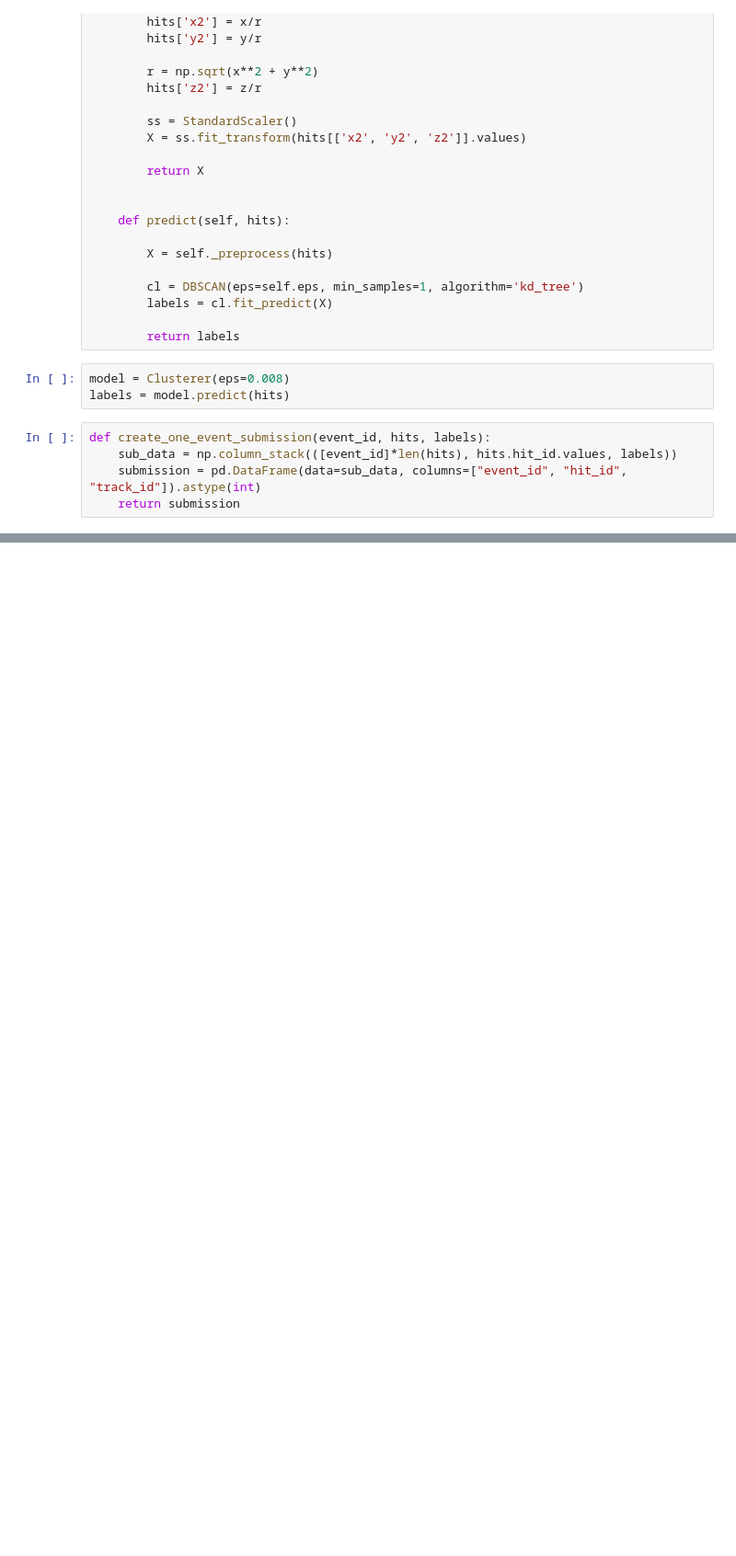
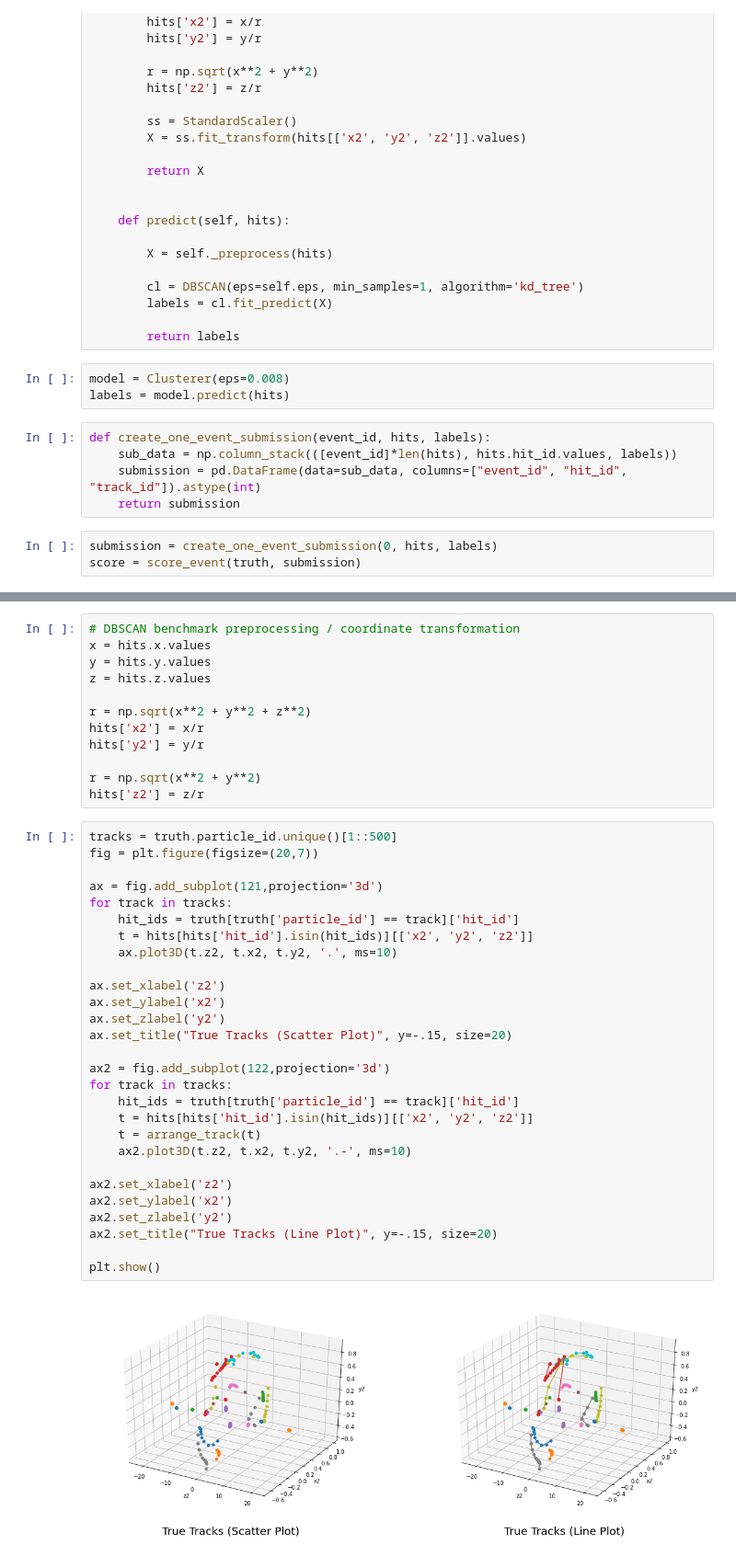
Before and after one commit to steezy2/DataScienceProject, a Jupyter notebook: CodeData/Predictions.ipynb, the cells around one changed output, grey strips where cells are left out. Shown at 92% size. Cells and saved outputs as stored; diff of their text form; blank space fills up the shorter version.

```diff
--- a/CodeData/Predictions.ipynb
+++ b/CodeData/Predictions.ipynb
@@ -69,3 +79,6 @@ def create_one_event_submission(event_id, hits, labels):
     sub_data = np.column_stack(([event_id]*len(hits), hits.hit_id.values, labels))
     submission = pd.DataFrame(data=sub_data, columns=["event_id", "hit_id", "track_id"]).astype(int)
     return submission
+# %%
+submission = create_one_event_submission(0, hits, labels)
+score = score_event(truth, submission)
@@ -71,0 +151,42 @@ def create_one_event_submission(event_id, hits, labels):
+# %%
+# DBSCAN benchmark preprocessing / coordinate transformation
+x = hits.x.values
+y = hits.y.values
+z = hits.z.values
+
+r = np.sqrt(x**2 + y**2 + z**2)
+hits['x2'] = x/r
+hits['y2'] = y/r
+
+r = np.sqrt(x**2 + y**2)
+hits['z2'] = z/r
+# %%
+tracks = truth.particle_id.unique()[1::500]
+fig = plt.figure(figsize=(20,7))
+
+ax = fig.add_subplot(121,projection='3d')
+for track in tracks:
+    hit_ids = truth[truth['particle_id'] == track]['hit_id']
+    t = hits[hits['hit_id'].isin(hit_ids)][['x2', 'y2', 'z2']]
+    ax.plot3D(t.z2, t.x2, t.y2, '.', ms=10)
+
+ax.set_xlabel('z2')
+ax.set_ylabel('x2')
+ax.set_zlabel('y2')
+ax.set_title("True Tracks (Scatter Plot)", y=-.15, size=20)
+
+ax2 = fig.add_subplot(122,projection='3d')
+for track in tracks:
+    hit_ids = truth[truth['particle_id'] == track]['hit_id']
+    t = hits[hits['hit_id'].isin(hit_ids)][['x2', 'y2', 'z2']]
+    t = arrange_track(t)
+    ax2.plot3D(t.z2, t.x2, t.y2, '.-', ms=10)
+
+ax2.set_xlabel('z2')
+ax2.set_ylabel('x2')
+ax2.set_zlabel('y2')
+ax2.set_title("True Tracks (Line Plot)", y=-.15, size=20)
+
+plt.show()
+# %% [output]
+[figure, added]
```
Also changed, not shown: parts of 19 cells of this notebook.
